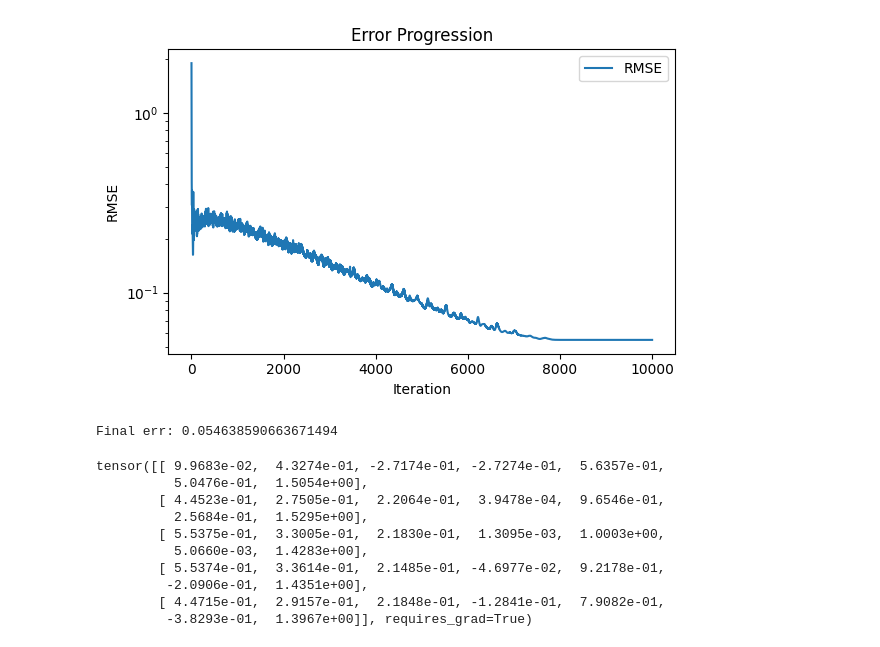
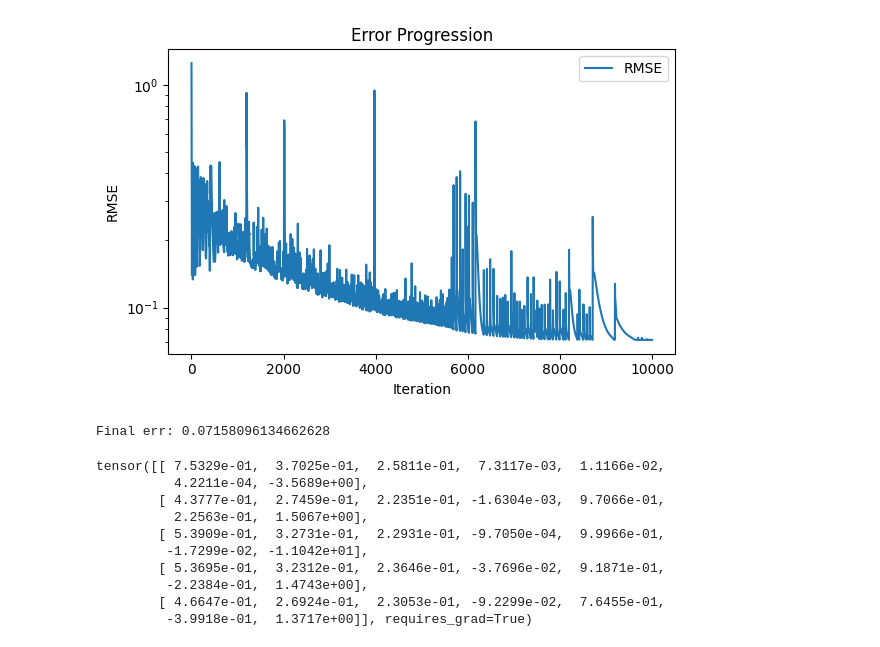
Before and after one commit to Senopiece/webcam_hand_triangulation, a Jupyter notebook: kinematics.ipynb, the cells around one changed output. Drawn from its saved outputs; the diff is of its cells as text; code cells hidden in the pictures.

Commit message:
add inverse

```diff
--- a/kinematics.ipynb
+++ b/kinematics.ipynb
@@ -342,14 +428,13 @@ from tqdm import tqdm
 
 rec = read_hands("dataset.rec")
 
-y = normalize_hand(normalize_hand_landmarks_batched(normalize_hand(rec)))
+y = normalize_hand(rec)
 
 B, L = y.shape[0], y.shape[1]
 
 morphology = torch.rand(5, 7, device=y.device, requires_grad=True)
-angles = torch.rand(B, 20, device=y.device, requires_grad=True)
 
-optimizer = torch.optim.NAdam([morphology, angles], lr=0.3)
+optimizer = torch.optim.NAdam([morphology], lr=0.3)
 scheduler = torch.optim.lr_scheduler.LinearLR(
     optimizer,
     start_factor=1.0,
@@ -357,45 +442,48 @@ scheduler = torch.optim.lr_scheduler.LinearLR(
     total_iters=10000,
 )
 
 err_history = []
 lr_history = []
 
 for _ in tqdm(range(10000)):
     optimizer.zero_grad()
-    y_hat = hand_landmarks_by_angles(angles, morphology)
+    y_hat = hand_landmarks_by_angles(
+        inverse_hand_angles_by_landmarks(y, morphology), morphology
+    )
     loss = ((y_hat - y) ** 2).sum(dim=-1).mean()
+
     loss.backward()
     optimizer.step()
     scheduler.step()
 
     err_history.append(loss.sqrt().item())
     lr_history.append(optimizer.param_groups[0]["lr"])
 
 # Plot error progression
 plt.figure(figsize=(6, 4))
 plt.plot(err_history, label="RMSE")
 plt.yscale("log")
 plt.xlabel("Iteration")
 plt.ylabel("RMSE")
 plt.title(f"Error Progression")
 plt.legend()
 plt.tight_layout()
 plt.show()
 
 print("Final err:", err_history[-1])
 morphology
 # %% [output]
-[figure, old version]
+[figure, new version]
-Final err: 0.054638590663671494
+Final err: 0.07158096134662628
-tensor([[ 9.9683e-02,  4.3274e-01, -2.7174e-01, -2.7274e-01,  5.6357e-01,
-          5.0476e-01,  1.5054e+00],
-        [ 4.4523e-01,  2.7505e-01,  2.2064e-01,  3.9478e-04,  9.6546e-01,
-          2.5684e-01,  1.5295e+00],
-        [ 5.5375e-01,  3.3005e-01,  2.1830e-01,  1.3095e-03,  1.0003e+00,
-          5.0660e-03,  1.4283e+00],
-        [ 5.5374e-01,  3.3614e-01,  2.1485e-01, -4.6977e-02,  9.2178e-01,
-         -2.0906e-01,  1.4351e+00],
-        [ 4.4715e-01,  2.9157e-01,  2.1848e-01, -1.2841e-01,  7.9082e-01,
-         -3.8293e-01,  1.3967e+00]], requires_grad=True)
+tensor([[ 7.5329e-01,  3.7025e-01,  2.5811e-01,  7.3117e-03,  1.1166e-02,
+          4.2211e-04, -3.5689e+00],
+        [ 4.3777e-01,  2.7459e-01,  2.2351e-01, -1.6304e-03,  9.7066e-01,
+          2.2563e-01,  1.5067e+00],
+        [ 5.3909e-01,  3.2731e-01,  2.2931e-01, -9.7050e-04,  9.9966e-01,
+         -1.7299e-02, -1.1042e+01],
+        [ 5.3695e-01,  3.2312e-01,  2.3646e-01, -3.7696e-02,  9.1871e-01,
+         -2.2384e-01,  1.4743e+00],
+        [ 4.6647e-01,  2.6924e-01,  2.3053e-01, -9.2299e-02,  7.6455e-01,
+         -3.9918e-01,  1.3717e+00]], requires_grad=True)
 # %%
 from random import randint
```
Also changed, not shown: parts of 3 cells of this notebook, 4 other files.
